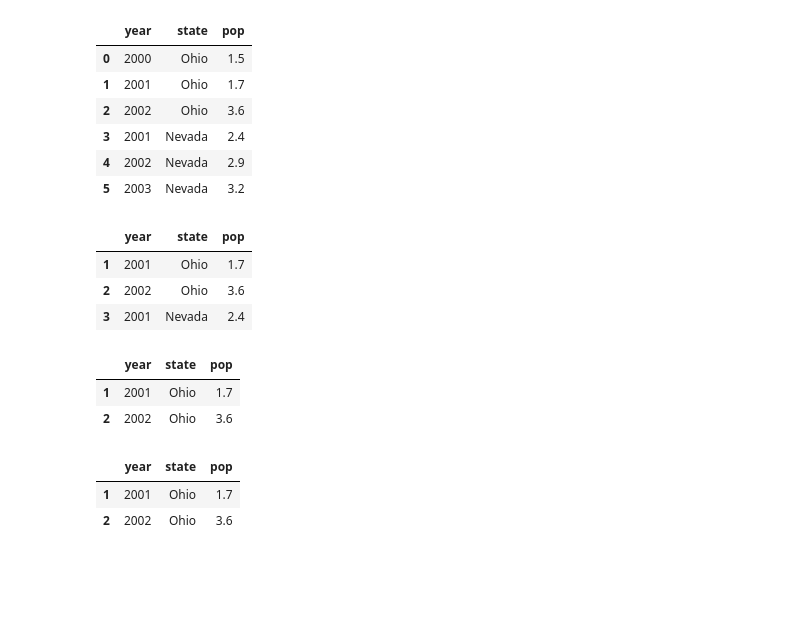
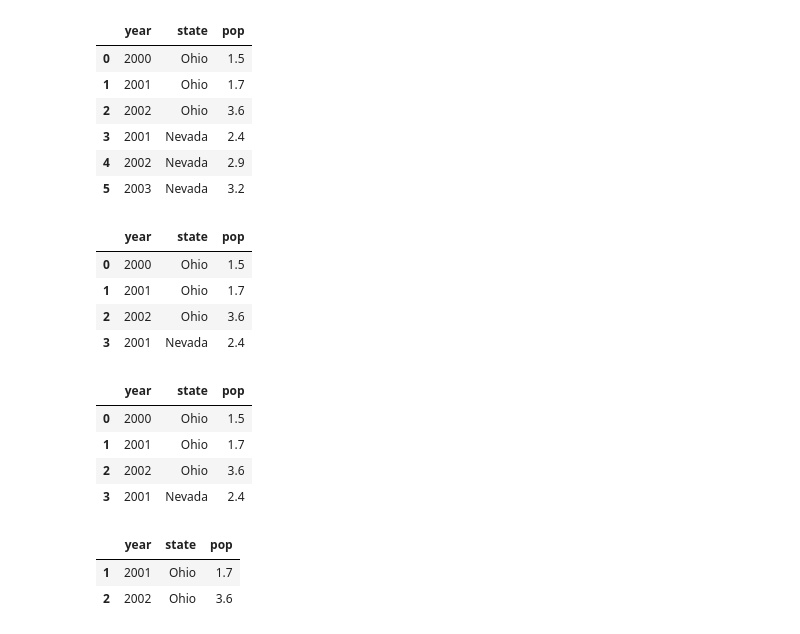
Before and after one commit to KXEN1/python_basic, a Jupyter notebook: ch05_update_class.ipynb, the cells around one changed output. Cells and saved outputs as stored; diff of their text form; code cells hidden in the pictures; blank space fills up the shorter version.

```diff
--- a/ch05_update_class.ipynb
+++ b/ch05_update_class.ipynb
@@ -898,18 +898,21 @@ frame2
 | 4 | 2002 | Nevada | 2.9 |
 | 5 | 2003 | Nevada | 3.2 |
 # %%
-frame2.loc[1:3]
+frame2.loc[0:3]
 # %% [output]
 |  | year | state | pop |
+| 0 | 2000 | Ohio | 1.5 |
 | 1 | 2001 | Ohio | 1.7 |
 | 2 | 2002 | Ohio | 3.6 |
 | 3 | 2001 | Nevada | 2.4 |
 # %%
-frame2.iloc[1:3]
+frame2.iloc[0:4]
 # %% [output]
 |  | year | state | pop |
+| 0 | 2000 | Ohio | 1.5 |
 | 1 | 2001 | Ohio | 1.7 |
 | 2 | 2002 | Ohio | 3.6 |
+| 3 | 2001 | Nevada | 2.4 |
 # %%
 frame2[1:3] # loc, iloc 생략
 # %% [output]
```
Also changed, not shown: parts of 5 cells of this notebook.
